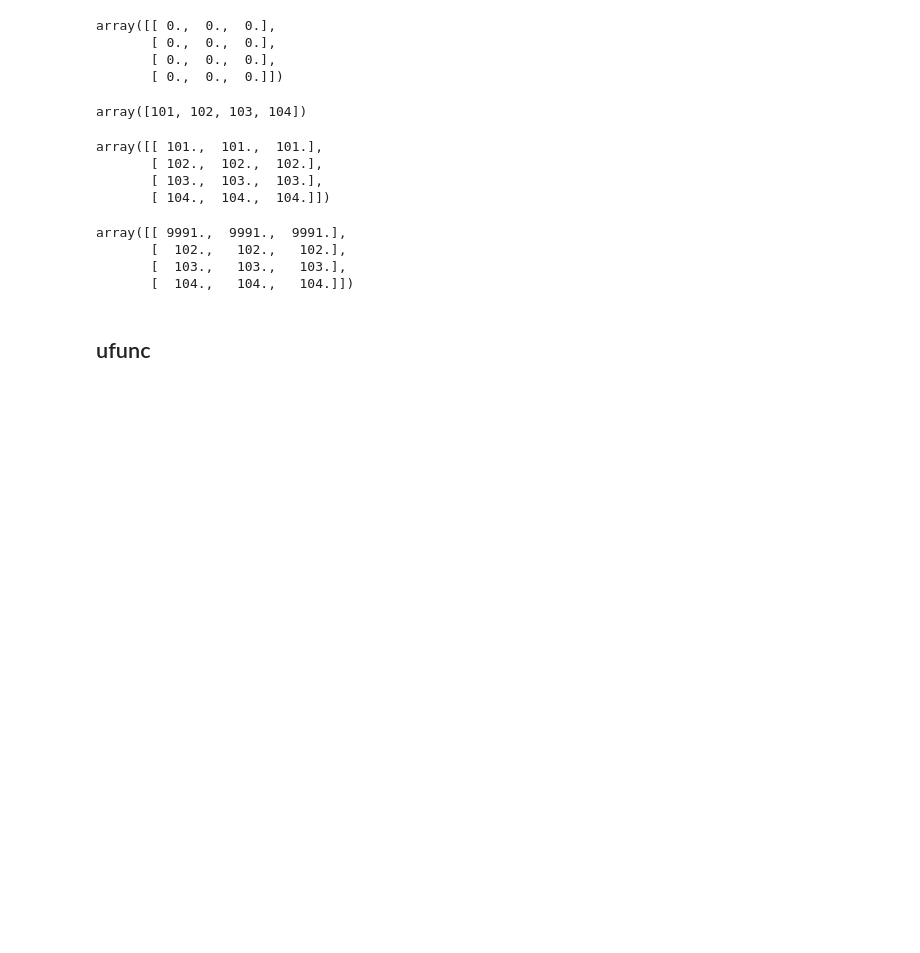
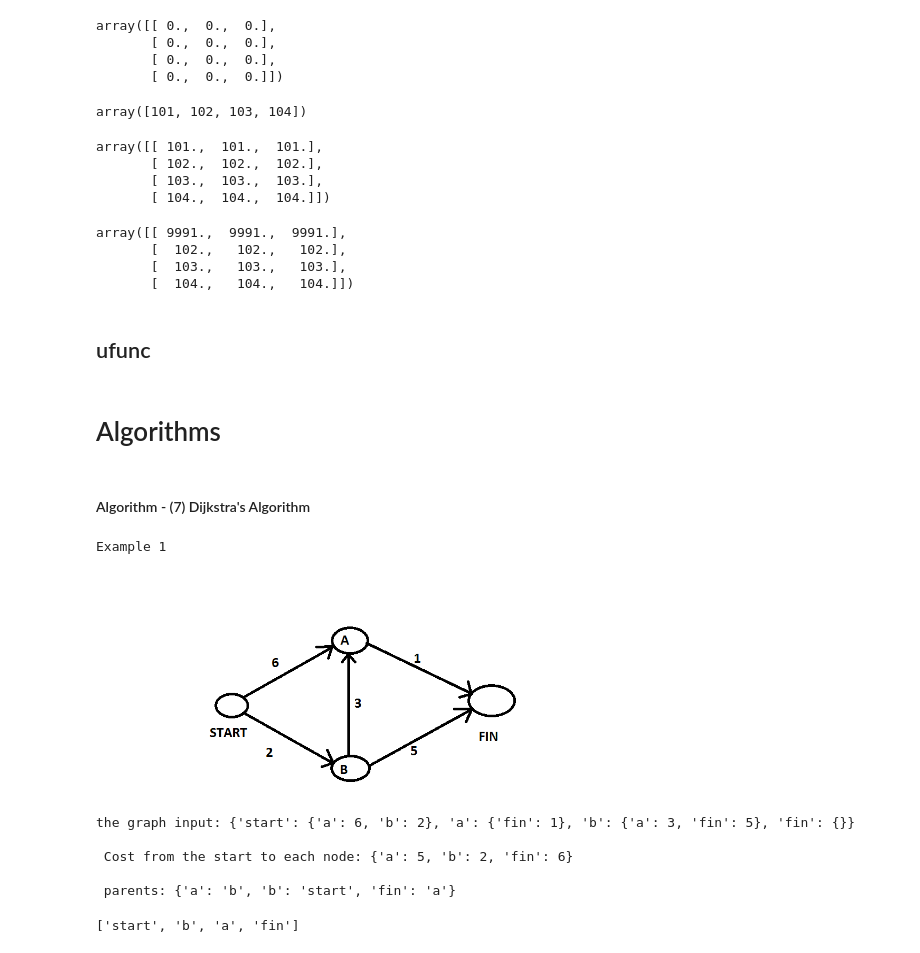
Before and after one commit to funnyasme/WIP_Learning, a Jupyter notebook: loveMyExamples.ipynb, the cells around one changed output. Drawn from its saved outputs; the diff is of its cells as text; code cells hidden in the pictures; blank space fills up the shorter version.

```diff
--- a/loveMyExamples.ipynb
+++ b/loveMyExamples.ipynb
@@ -3287,3 +3287,5 @@ array([[ 9991.,  9991.,  9991.],
        [  104.,   104.,   104.]])
 # %% [markdown]
 ## ufunc
+# %% [markdown]
+# Algorithms
@@ -3289,0 +3298,2 @@ array([[ 9991.,  9991.,  9991.],
+# %% [markdown]
+#### Algorithm - (7) Dijkstra's Algorithm
@@ -3289,0 +3338,7 @@ array([[ 9991.,  9991.,  9991.],
+# %%
+from IPython.display import Image
+print('Example 1')
+Image(filename='loveMyExamples_Dijkstra_1.png', width=500, height=200)
+# %% [output]
+Example 1
+[figure, added]
@@ -3289,0 +3375,16 @@ array([[ 9991.,  9991.,  9991.],
+# %%
+result = process_nodes(graph, costs, parents)
+# %% [output]
+the graph input: {'start': {'a': 6, 'b': 2}, 'a': {'fin': 1}, 'b': {'a': 3, 'fin': 5}, 'fin': {}}
+
+ Cost from the start to each node: {'a': 5, 'b': 2, 'fin': 6}
+
+ parents: {'a': 'b', 'b': 'start', 'fin': 'a'}
+# %%
+# setting source and target
+source = 'start'
+target = 'fin'
+
+path = target_path(source, target, parents)
+# %% [output]
+['start', 'b', 'a', 'fin']
```
Also changed, not shown: parts of 8 cells of this notebook, 2 other files.
